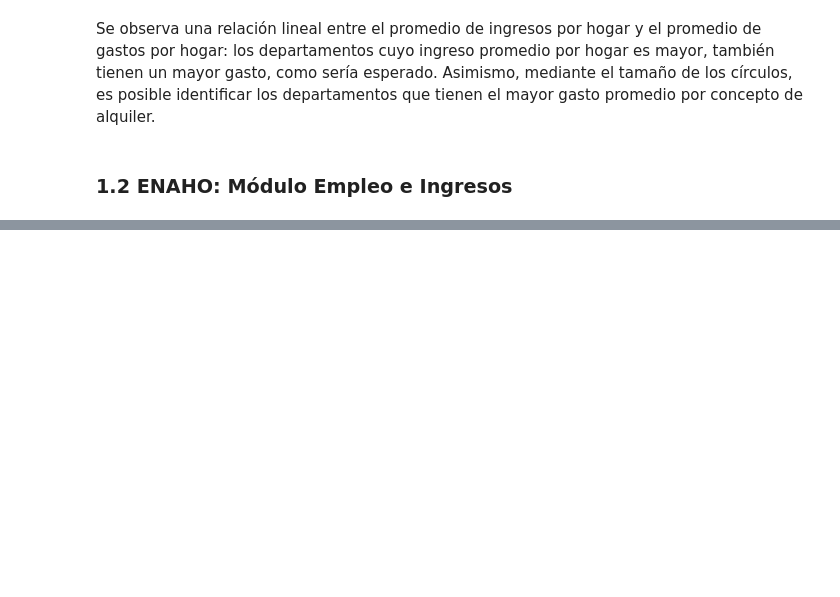
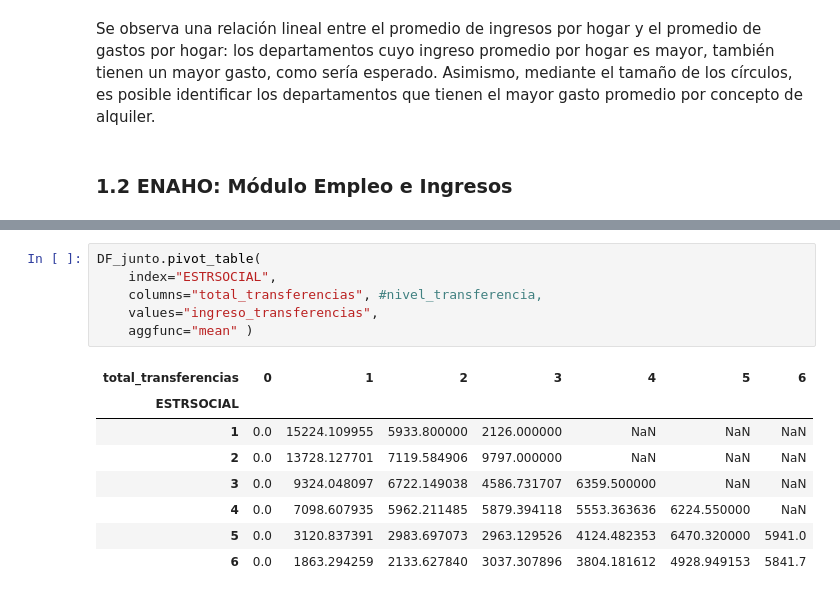
Before and after one commit to AlexandraPJ/QLAB_PYTHON, a Jupyter notebook: Trabajo Final.ipynb, the cells around one changed output, grey strips where cells are left out. Drawn from its saved outputs; the diff is of its cells as text; blank space fills up the shorter version.

```diff
--- a/Trabajo Final.ipynb
+++ b/Trabajo Final.ipynb
@@ -440,0 +524,15 @@ DF_empleo= pd.read_csv("Enaho01a-2023-500.csv", encoding="latin-1", low_memory=F
+# %%
+DF_junto.pivot_table(
+    index="ESTRSOCIAL",
+    columns="total_transferencias", #nivel_transferencia,
+    values="ingreso_transferencias",
+    aggfunc="mean" )
+# %% [output]
+| total_transferencias | 0 | 1 | 2 | 3 | 4 | 5 | 6 |
+| ESTRSOCIAL |  |  |  |  |  |  |  |
+| 1 | 0.0 | 15224.109955 | 5933.800000 | 2126.000000 | NaN | NaN | NaN |
+| 2 | 0.0 | 13728.127701 | 7119.584906 | 9797.000000 | NaN | NaN | NaN |
+| 3 | 0.0 | 9324.048097 | 6722.149038 | 4586.731707 | 6359.500000 | NaN | NaN |
+| 4 | 0.0 | 7098.607935 | 5962.211485 | 5879.394118 | 5553.363636 | 6224.550000 | NaN |
+| 5 | 0.0 | 3120.837391 | 2983.697073 | 2963.129526 | 4124.482353 | 6470.320000 | 5941.0 |
+| 6 | 0.0 | 1863.294259 | 2133.627840 | 3037.307896 | 3804.181612 | 4928.949153 | 5841.7 |
```
Also changed, not shown: parts of 41 cells of this notebook.
